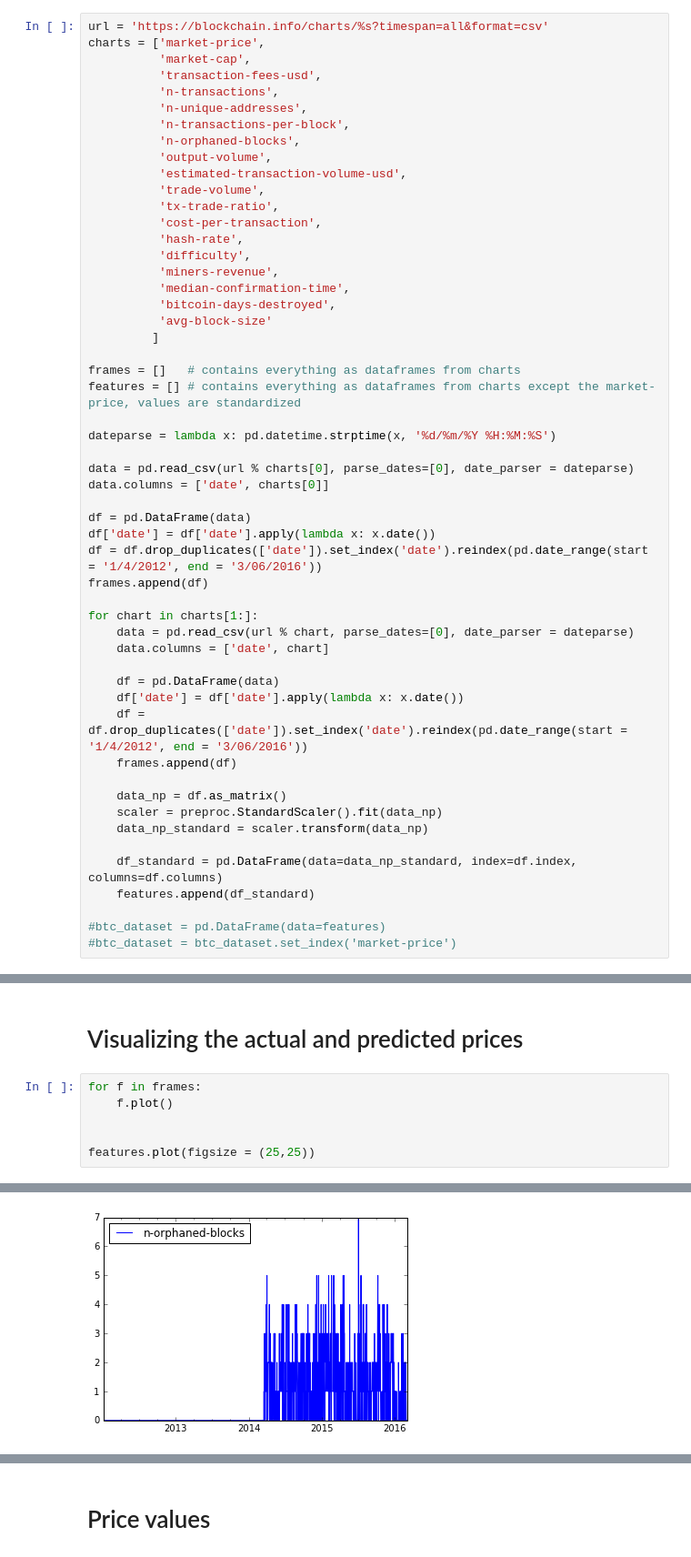
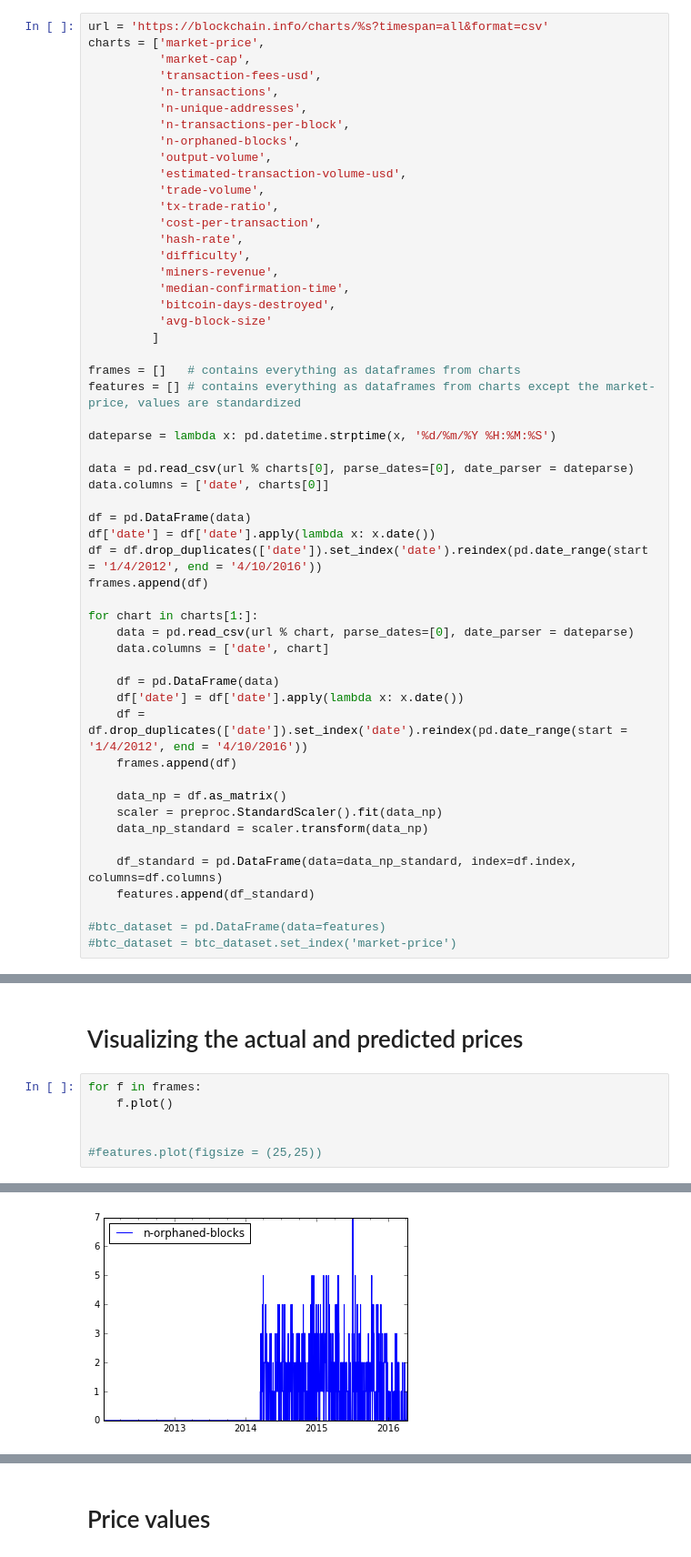
Before and after one commit to Lucsanszky/btc-price-prediction, a Jupyter notebook: DataAnalysis/BTCPricePrediction.ipynb, the cells around one changed output, grey strips where cells are left out. Shown at 91% size. Cells and saved outputs as stored; diff of their text form.

```diff
--- a/DataAnalysis/BTCPricePrediction.ipynb
+++ b/DataAnalysis/BTCPricePrediction.ipynb
@@ -44,7 +47,7 @@ data.columns = ['date', charts[0]]
 
 df = pd.DataFrame(data)
 df['date'] = df['date'].apply(lambda x: x.date())
-df = df.drop_duplicates(['date']).set_index('date').reindex(pd.date_range(start = '1/4/2012', end = '3/06/2016'))
+df = df.drop_duplicates(['date']).set_index('date').reindex(pd.date_range(start = '1/4/2012', end = '4/10/2016'))
 frames.append(df)
 
 for chart in charts[1:]:
@@ -53,7 +56,7 @@ for chart in charts[1:]:
 
     df = pd.DataFrame(data)
     df['date'] = df['date'].apply(lambda x: x.date())
-    df = df.drop_duplicates(['date']).set_index('date').reindex(pd.date_range(start = '1/4/2012', end = '3/06/2016'))
+    df = df.drop_duplicates(['date']).set_index('date').reindex(pd.date_range(start = '1/4/2012', end = '4/10/2016'))
     frames.append(df)
 
     data_np = df.as_matrix()
@@ -155,5 +271,5 @@ for f in frames:
     f.plot()
 
 
-features.plot(figsize = (25,25))
+#features.plot(figsize = (25,25))
 # %% [output]
@@ -167 +282 @@ AttributeError: 'list' object has no attribute 'plot'
-[figure, old version]
+[figure, new version]
```
Also changed, not shown: parts of 15 cells of this notebook.
